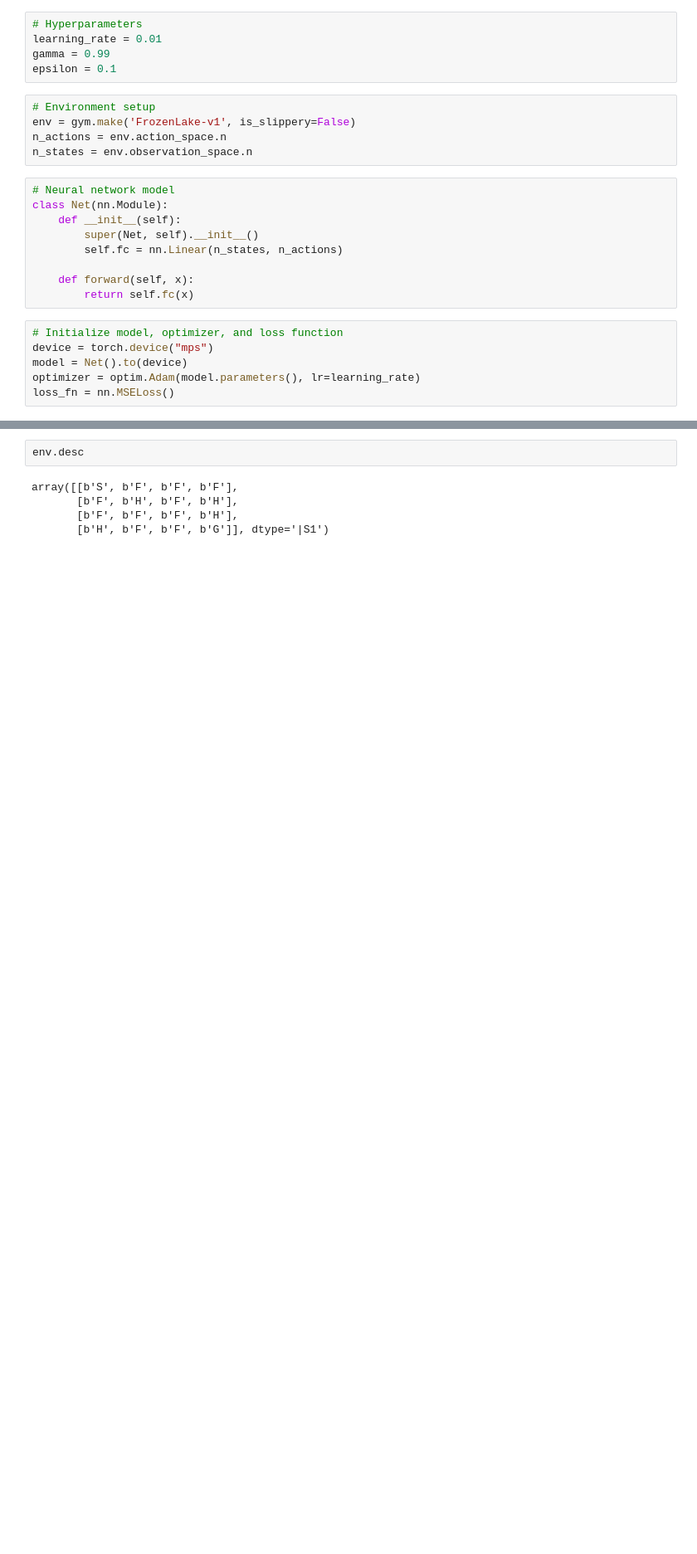
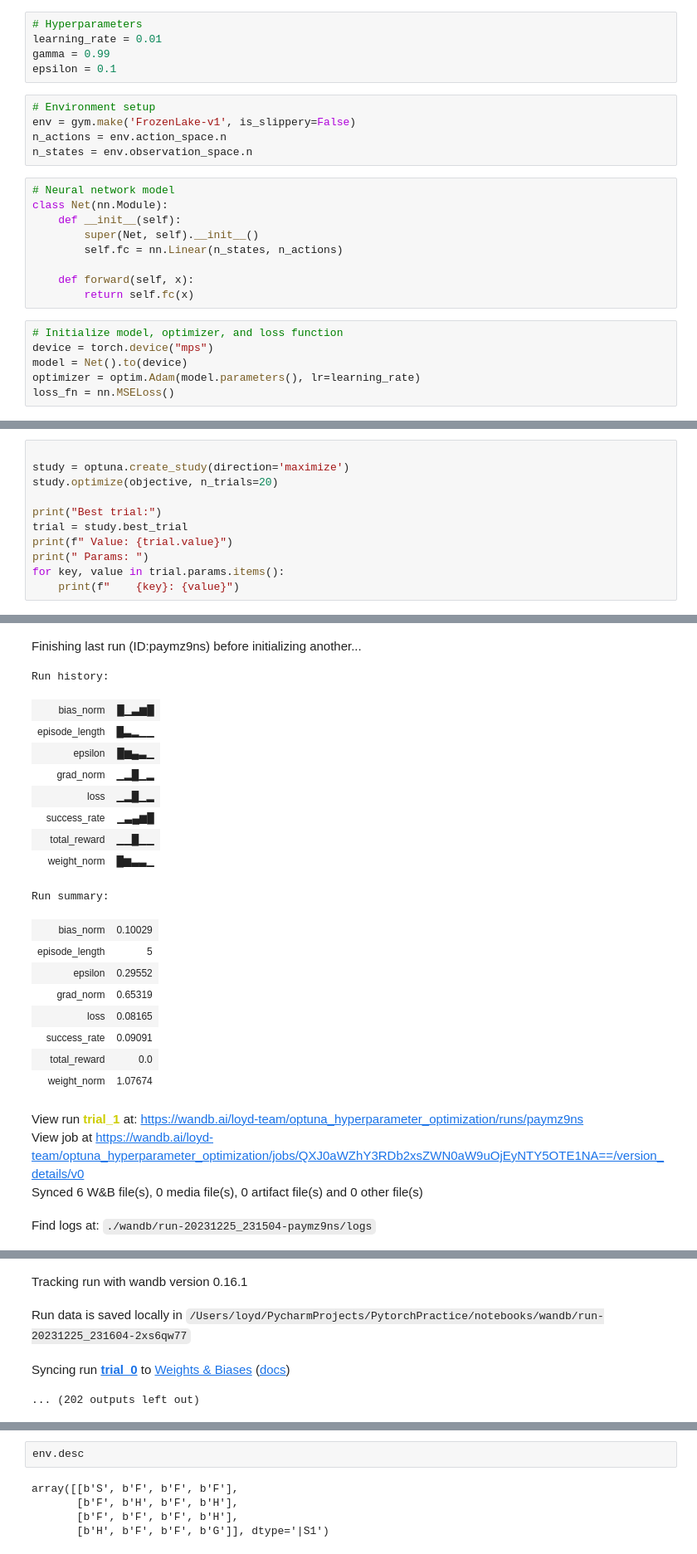
Before and after one commit to Looyyd/PytorchPractice, a Jupyter notebook: notebooks/ice_agent.ipynb, the cells around one changed output, grey strips where cells are left out. Shown: that part at 83% size. Cells and saved outputs as stored; diff of their text form; blank space fills up the shorter version.

Commit message:
infrastructure for optuna hyperparameter search

```diff
--- a/notebooks/ice_agent.ipynb
+++ b/notebooks/ice_agent.ipynb
@@ -173,0 +210,12 @@ env.close()
+# %%
+
+study = optuna.create_study(direction='maximize')
+study.optimize(objective, n_trials=20)
+
+print("Best trial:")
+trial = study.best_trial
+print(f" Value: {trial.value}")
+print(" Params: ")
+for key, value in trial.params.items():
+    print(f"    {key}: {value}")
+# %% [output]
@@ -173,0 +223,23 @@ env.close()
+Finishing last run (ID:paymz9ns) before initializing another...
+Run history:
+| bias_norm | █▁▃▆█ |
+| episode_length | █▃▂▁▁ |
+| epsilon | █▆▄▃▁ |
+| grad_norm | ▁▂█▁▂ |
+| loss | ▁▂█▁▂ |
+| success_rate | ▁▃▄▆█ |
+| total_reward | ▁▁█▁▁ |
+| weight_norm | █▆▃▃▁ |
+Run summary:
+| bias_norm | 0.10029 |
+| episode_length | 5 |
+| epsilon | 0.29552 |
+| grad_norm | 0.65319 |
+| loss | 0.08165 |
+| success_rate | 0.09091 |
+| total_reward | 0.0 |
+| weight_norm | 1.07674 |
+View run trial_1 at: https://wandb.ai/loyd-team/optuna_hyperparameter_optimization/runs/paymz9ns
+View job at https://wandb.ai/loyd-team/optuna_hyperparameter_optimization/jobs/QXJ0aWZhY3RDb2xsZWN0aW9uOjEyNTY5OTE1NA==/version_details/v0
+Synced 6 W&B file(s), 0 media file(s), 0 artifact file(s) and 0 other file(s)
+Find logs at: ./wandb/run-20231225_231504-paymz9ns/logs
@@ -174,3 +247,7 @@ env.close()
+Tracking run with wandb version 0.16.1
+Run data is saved locally in /Users/loyd/PycharmProjects/PytorchPractice/notebooks/wandb/run-20231225_231604-2xs6qw77
+Syncing run trial_0 to Weights & Biases (docs)
+... (202 outputs left out)
 # %%
 # Convert env.desc to a string format
 desc = env.desc.astype(str)
```
Also changed, not shown: parts of 7 cells of this notebook.
